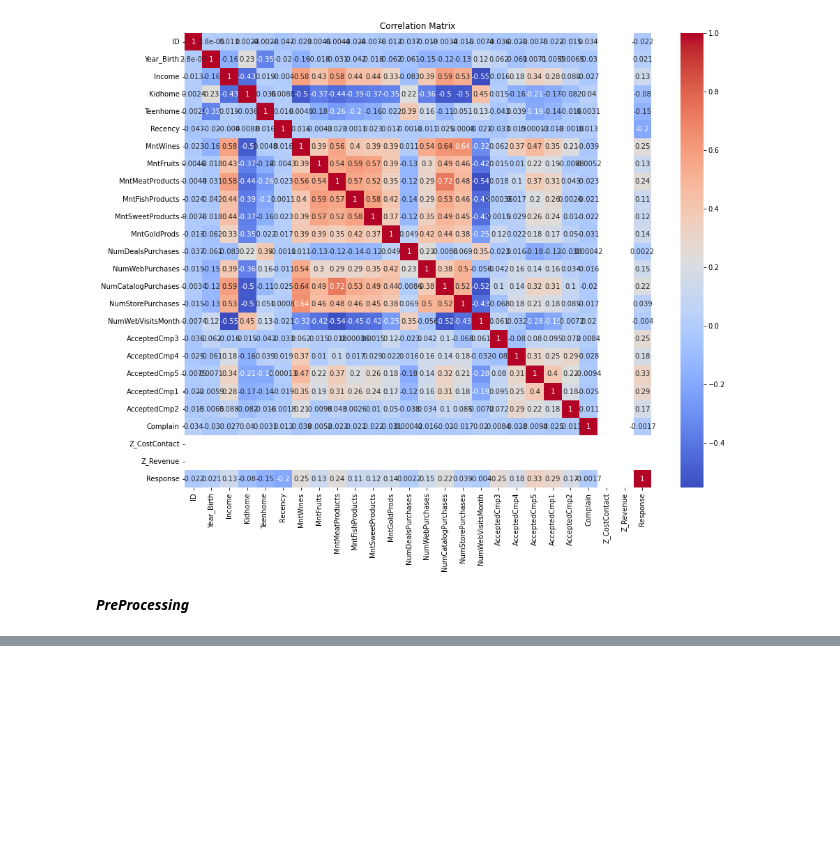
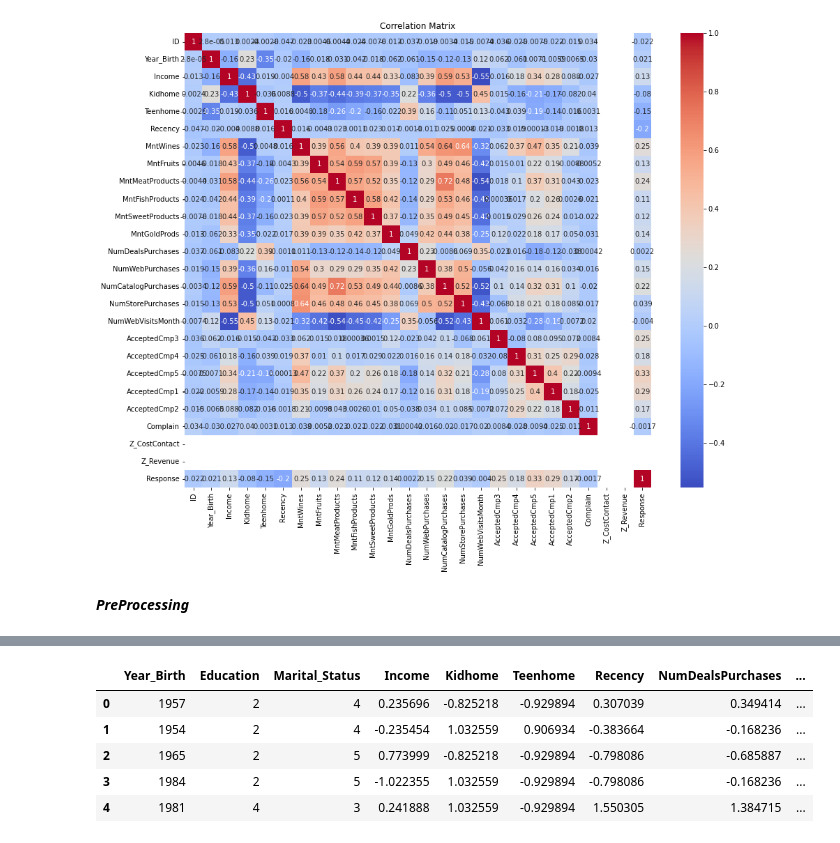
Before and after one commit to M17SN/Machine_learning_projects, a Jupyter notebook: customer segmentation clustering/Customer_segmentation_clustering.ipynb, the cells around one changed output, grey strips where cells are left out. Cells and saved outputs as stored; diff of their text form; code cells hidden in the pictures; blank space fills up the shorter version.

```diff
--- a/customer segmentation clustering/Customer_segmentation_clustering.ipynb
+++ b/customer segmentation clustering/Customer_segmentation_clustering.ipynb
@@ -110,0 +159,20 @@ plt.show()
+# %%
+from sklearn.preprocessing import StandardScaler
+
+# Select numeric columns to scale
+numeric_cols = ['Income', 'Kidhome', 'Teenhome', 'Recency', 'NumDealsPurchases', 'NumWebPurchases',
+                'NumCatalogPurchases', 'NumStorePurchases', 'NumWebVisitsMonth', 'Family_Size', 'Total_Spent']
+
+# Apply StandardScaler
+scaler = StandardScaler()
+customers_data[numeric_cols] = scaler.fit_transform(customers_data[numeric_cols])
+
+# Verify scaling
+customers_data.head()
+# %% [output]
+|  | Year_Birth | Education | Marital_Status | Income | Kidhome | Teenhome | Recency | NumDealsPurchases | ... |
+| 0 | 1957 | 2 | 4 | 0.235696 | -0.825218 | -0.929894 | 0.307039 | 0.349414 | ... |
+| 1 | 1954 | 2 | 4 | -0.235454 | 1.032559 | 0.906934 | -0.383664 | -0.168236 | ... |
+| 2 | 1965 | 2 | 5 | 0.773999 | -0.825218 | -0.929894 | -0.798086 | -0.685887 | ... |
+| 3 | 1984 | 2 | 5 | -1.022355 | 1.032559 | -0.929894 | -0.798086 | -0.168236 | ... |
+| 4 | 1981 | 4 | 3 | 0.241888 | 1.032559 | -0.929894 | 1.550305 | 1.384715 | ... |
```
Also changed, not shown: parts of 13 cells of this notebook, 2 other files.
